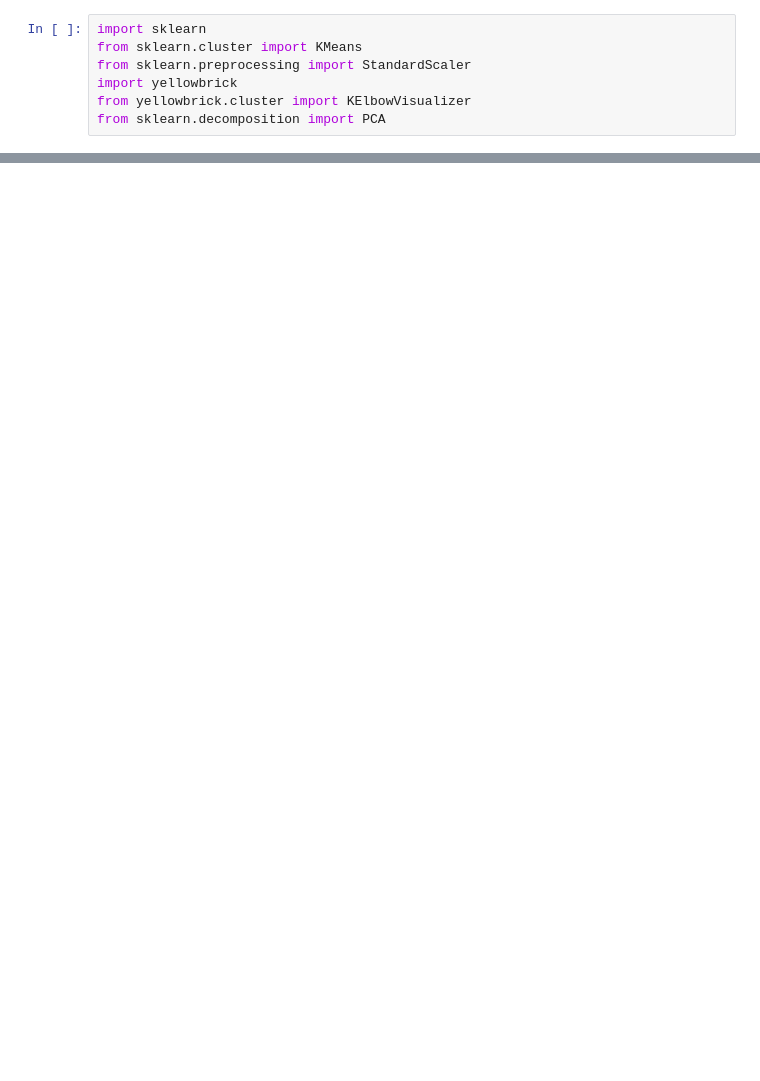
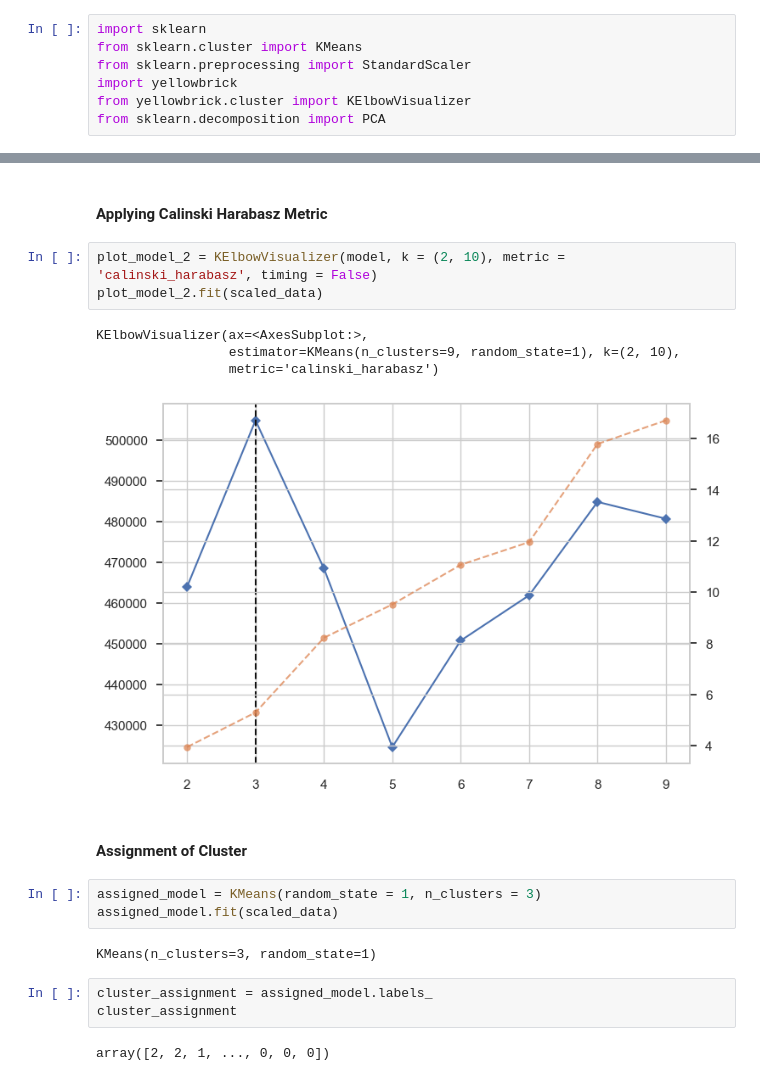
Before and after one commit to joachinhimself/RFM-Analysis, a Jupyter notebook: Notebooks/RFM Analysis Solution.ipynb, the cells around one changed output, grey strips where cells are left out. Drawn from its saved outputs; the diff is of its cells as text; blank space fills up the shorter version.

```diff
--- a/Notebooks/RFM Analysis Solution.ipynb
+++ b/Notebooks/RFM Analysis Solution.ipynb
@@ -1169,0 +1211,22 @@ from sklearn.decomposition import PCA
+# %% [markdown]
+#### Applying Calinski Harabasz Metric ####
+# %%
+plot_model_2 = KElbowVisualizer(model, k = (2, 10), metric = 'calinski_harabasz', timing = False)
+plot_model_2.fit(scaled_data)
+# %% [output]
+KElbowVisualizer(ax=<AxesSubplot:>,
+                 estimator=KMeans(n_clusters=9, random_state=1), k=(2, 10),
+                 metric='calinski_harabasz')
+[figure, added]
+# %% [markdown]
+#### Assignment of Cluster ####
+# %%
+assigned_model = KMeans(random_state = 1, n_clusters = 3)
+assigned_model.fit(scaled_data)
+# %% [output]
+KMeans(n_clusters=3, random_state=1)
+# %%
+cluster_assignment = assigned_model.labels_
+cluster_assignment
+# %% [output]
+array([2, 2, 1, ..., 0, 0, 0])
```
Also changed, not shown: parts of 72 cells of this notebook.
